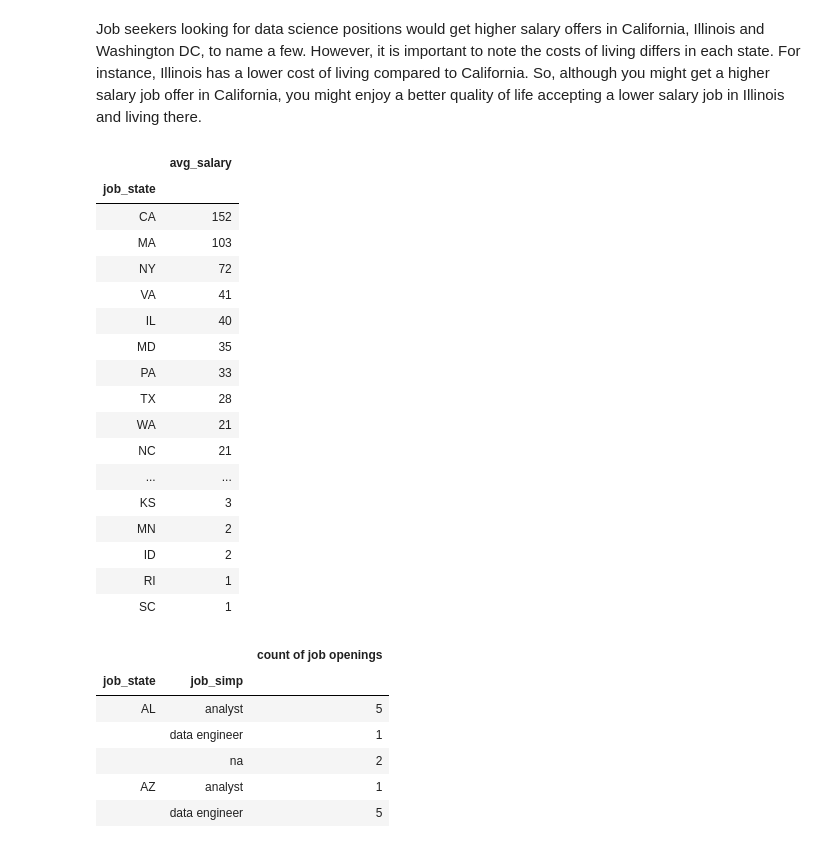
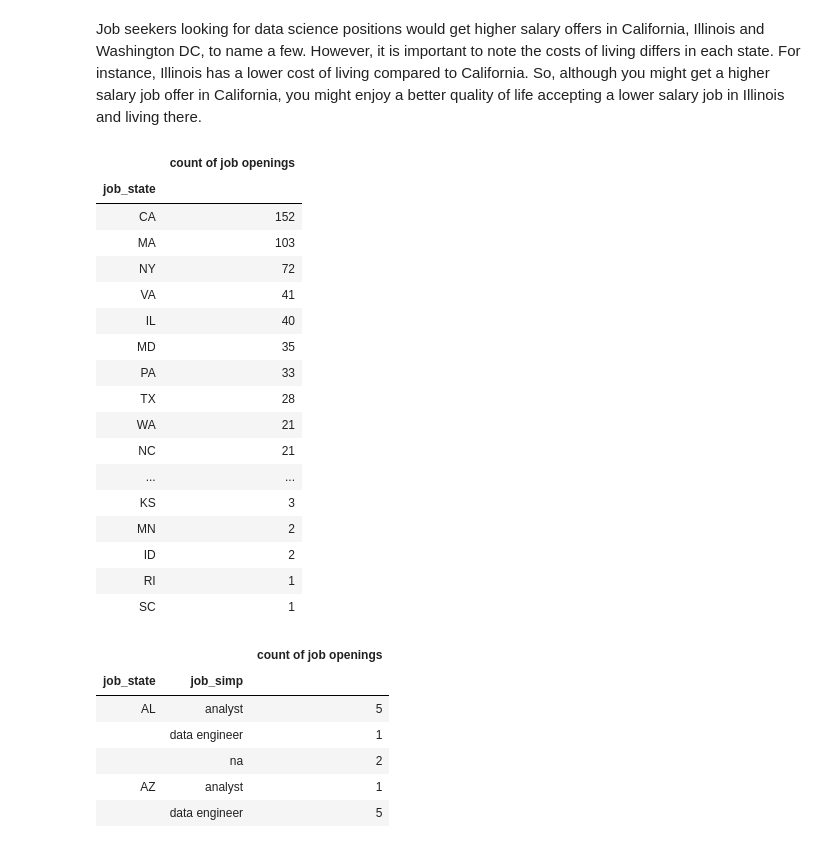
Before and after one commit to cheeseboy-42/ds_salary_proj, a Jupyter notebook: data_eda.ipynb, the cells around one changed output. Drawn from its saved outputs; the diff is of its cells as text; code cells hidden in the pictures.

```diff
--- a/data_eda.ipynb
+++ b/data_eda.ipynb
@@ -528,9 +533,11 @@ pd.pivot_table(df, index = 'job_state', values = 'avg_salary').sort_values('avg_
 Job seekers looking for data science positions would get higher salary offers in California, Illinois and Washington DC, to name a few. However, it is important to note the costs of living differs in each state. For instance, Illinois has a lower cost of living compared to California. So, although you might get a higher salary job offer in California, you might enjoy a better quality of life accepting a lower salary job in Illinois and living there.
 # %%
 # count of data science job openings in each state
-pd.pivot_table(df, index = 'job_state', values = 'avg_salary', aggfunc='count').sort_values('avg_salary', ascending = False)
+pt_state = pd.pivot_table(df, index = 'job_state', values = 'avg_salary', aggfunc='count').sort_values('avg_salary', ascending = False)
+pt_state.columns = ['count of job openings']
+pt_state
 # %% [output]
-|  | avg_salary |
+|  | count of job openings |
 | job_state |  |
 | CA | 152 |
 | MA | 103 |
```
Also changed, not shown: parts of 10 cells of this notebook, 2 other files.
